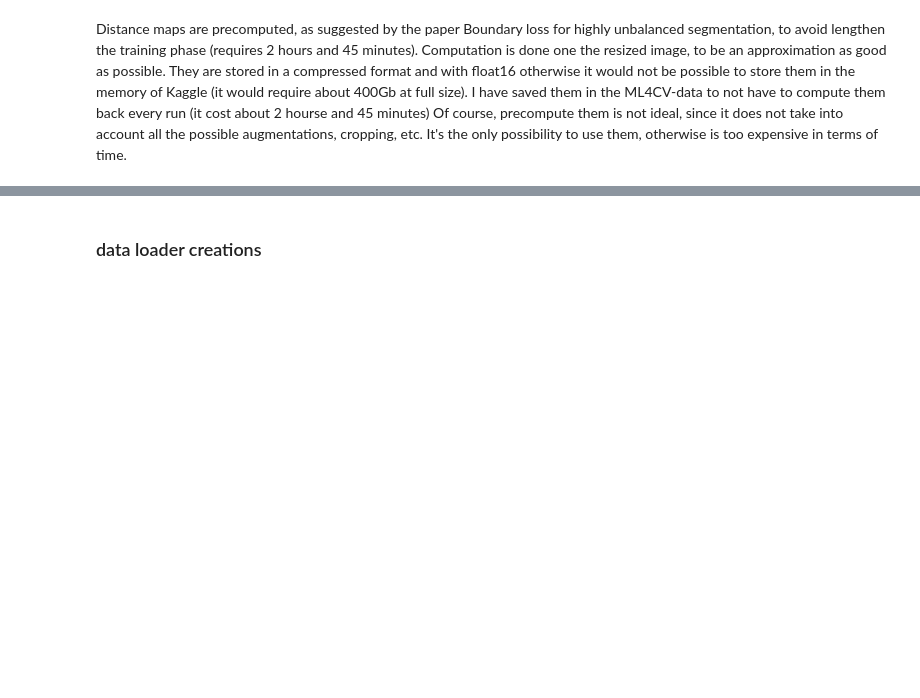
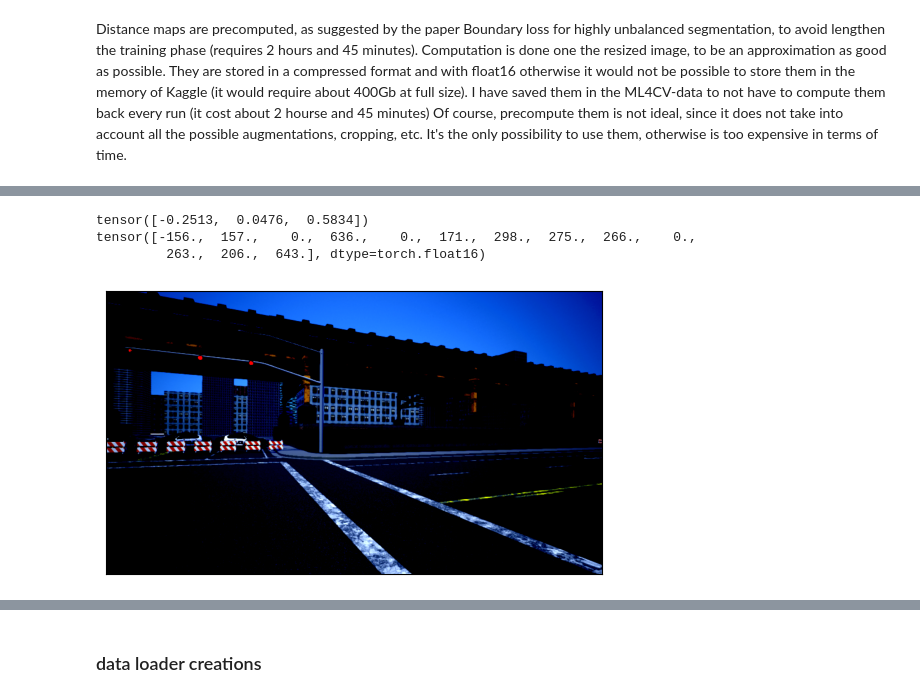
Before and after one commit to christiandibuo/ML4CV---Assignment, a Jupyter notebook: ml4cv_main.ipynb, the cells around one changed output, grey strips where cells are left out. Saved outputs shown, nothing was run; the diff lists cells and outputs as text; code cells hidden in the pictures; blank space fills up the shorter version.

```diff
--- a/ml4cv_main.ipynb
+++ b/ml4cv_main.ipynb
@@ -476,6 +646,8 @@ train_dl = DataLoader(train_dataset, batch_size=8, shuffle=True, num_workers=2)
 # %%
 mean_imagenet, std_imagenet = [0.485, 0.456, 0.406], [0.229, 0.224, 0.225]
 # %%
+image_resize = (512, 896)
+
 augment_both = transforms.v2.Compose([
     #transforms.v2.RandomCrop(image_resize_scale),
     #transforms.v2.RandomResizedCrop(image_resize, interpolation=transforms.InterpolationMode.NEAREST),
@@ -496,8 +668,9 @@ augment_val_test = transforms.Normalize(
 
 #Create dataset
 train_dataset = StreetHazardsDataset(
-    odgt_file="/kaggle/input/ml4cv-data/streethazards_train/train/train.odgt",
+    odgt_file="/kaggle/input/streethazards_train/train/train.odgt",
     image_resize = image_resize,
+    #augment_both=None,
     augment_both=augment_both,
     augment_images=augment_images,
     inject_anomalies = False,
@@ -507,7 +680,7 @@ train_dataset = StreetHazardsDataset(
 )
 
 val_dataset = StreetHazardsDataset(
-    odgt_file="/kaggle/input/ml4cv-data/streethazards_train/train/validation.odgt",
+    odgt_file="/kaggle/input/streethazards_train/train/validation.odgt",
     image_resize = image_resize,
     augment_both=None,
     augment_images=augment_val_test,
@@ -517,7 +690,7 @@ val_dataset = StreetHazardsDataset(
 )
 
 test_dataset = StreetHazardsDataset(
-    odgt_file="/kaggle/input/ml4cv-data/streethazards_test/test/test.odgt",
+    odgt_file="/kaggle/input/streethazards_test/test/test.odgt",
     image_resize = image_resize,
     augment_both=None,
     augment_images=augment_val_test,
@@ -525,7 +698,14 @@ test_dataset = StreetHazardsDataset(
 )
 # %%
 idx = 2
-img, lbl, _ = train_dataset[idx].values()
+img, lbl, dist_map = train_dataset[idx].values()
 visualize_scene(img)
+print(img[:, 0, -1])
+print(dist_map[:, 0, -1])
+# %% [output]
+tensor([-0.2513,  0.0476,  0.5834])
+tensor([-156.,  157.,    0.,  636.,    0.,  171.,  298.,  275.,  266.,    0.,
+         263.,  206.,  643.], dtype=torch.float16)
+[figure, added]
 # %%
 visualize_annotation(lbl)
```
Also changed, not shown: parts of 73 cells of this notebook.
